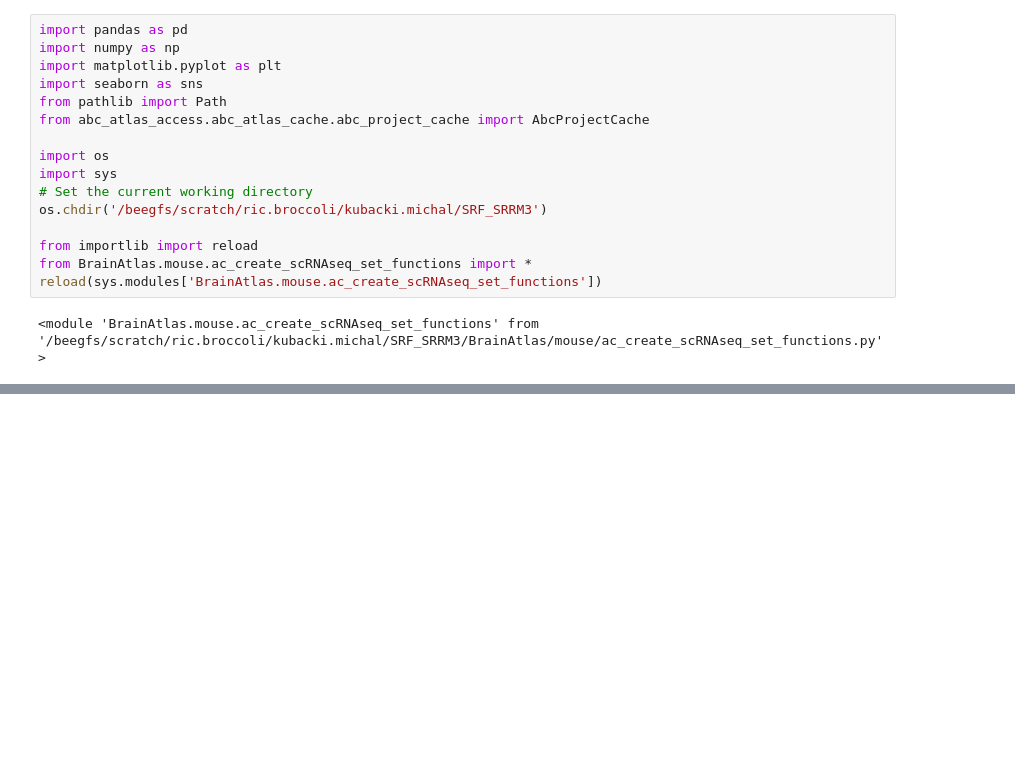
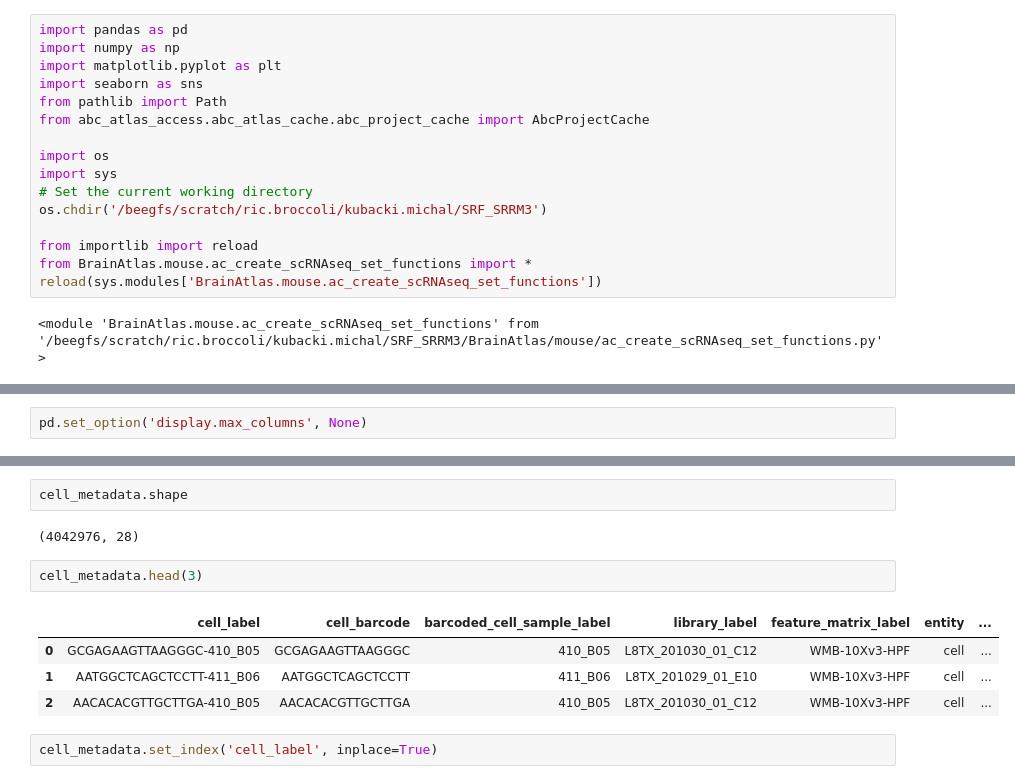
Before and after one commit to michal7kw/SRF_SRRM3, a Jupyter notebook: BrainAtlas/mouse/SRRM3_4_expression.ipynb, the cells around one changed output, grey strips where cells are left out. Drawn from its saved outputs; the diff is of its cells as text; blank space fills up the shorter version.

```diff
--- a/BrainAtlas/mouse/SRRM3_4_expression.ipynb
+++ b/BrainAtlas/mouse/SRRM3_4_expression.ipynb
@@ -211,0 +21,2 @@ Sero:
+# %%
+pd.set_option('display.max_columns', None)
@@ -211,0 +45,13 @@ Sero:
+# %%
+cell_metadata.shape
+# %% [output]
+(4042976, 28)
+# %%
+cell_metadata.head(3)
+# %% [output]
+|  | cell_label | cell_barcode | barcoded_cell_sample_label | library_label | feature_matrix_label | entity | ... |
+| 0 | GCGAGAAGTTAAGGGC-410_B05 | GCGAGAAGTTAAGGGC | 410_B05 | L8TX_201030_01_C12 | WMB-10Xv3-HPF | cell | ... |
+| 1 | AATGGCTCAGCTCCTT-411_B06 | AATGGCTCAGCTCCTT | 411_B06 | L8TX_201029_01_E10 | WMB-10Xv3-HPF | cell | ... |
+| 2 | AACACACGTTGCTTGA-410_B05 | AACACACGTTGCTTGA | 410_B05 | L8TX_201030_01_C12 | WMB-10Xv3-HPF | cell | ... |
+# %%
+cell_metadata.set_index('cell_label', inplace=True)
```
Also changed, not shown: parts of 18 cells of this notebook, 8 other files.
